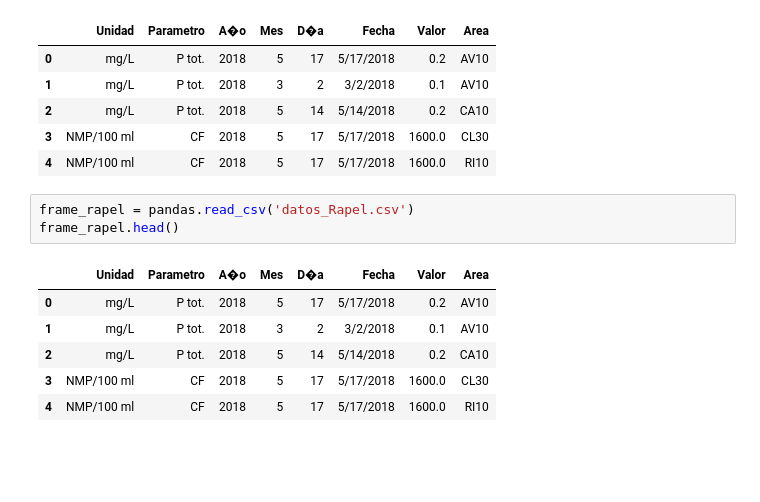
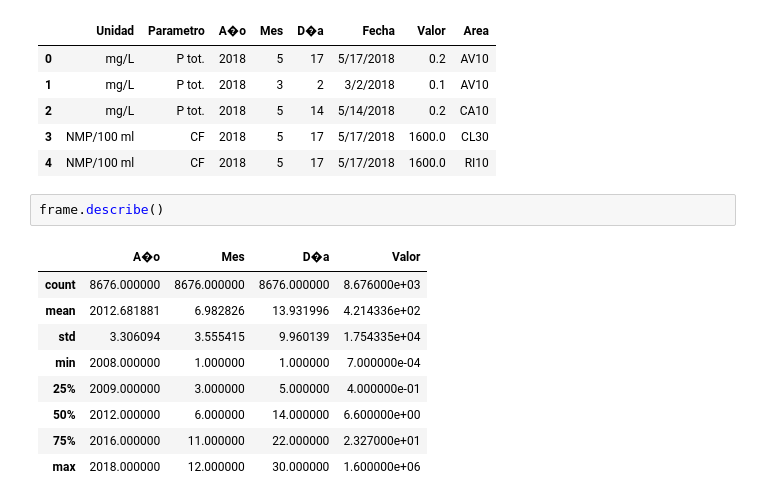
Before and after one commit to GersonPincheira/Mineria, a Jupyter notebook: la mineria.ipynb, the cells around one changed output. Saved outputs shown, nothing was run; the diff lists cells and outputs as text; blank space fills up the shorter version.

```diff
--- a/la mineria.ipynb
+++ b/la mineria.ipynb
@@ -11,13 +11,15 @@ frame.head()
 | 2 | mg/L | P tot. | 2018 | 5 | 14 | 5/14/2018 | 0.2 | CA10 |
 | 3 | NMP/100 ml | CF | 2018 | 5 | 17 | 5/17/2018 | 1600.0 | CL30 |
 | 4 | NMP/100 ml | CF | 2018 | 5 | 17 | 5/17/2018 | 1600.0 | RI10 |
-# %%
-frame_rapel = pandas.read_csv('datos_Rapel.csv')
-frame_rapel.head()
-# %% [output]
-|  | Unidad | Parametro | A�o | Mes | D�a | Fecha | Valor | Area |
-| 0 | mg/L | P tot. | 2018 | 5 | 17 | 5/17/2018 | 0.2 | AV10 |
-| 1 | mg/L | P tot. | 2018 | 3 | 2 | 3/2/2018 | 0.1 | AV10 |
-| 2 | mg/L | P tot. | 2018 | 5 | 14 | 5/14/2018 | 0.2 | CA10 |
-| 3 | NMP/100 ml | CF | 2018 | 5 | 17 | 5/17/2018 | 1600.0 | CL30 |
-| 4 | NMP/100 ml | CF | 2018 | 5 | 17 | 5/17/2018 | 1600.0 | RI10 |
+# %%
+frame.describe()
+# %% [output]
+|  | A�o | Mes | D�a | Valor |
+| count | 8676.000000 | 8676.000000 | 8676.000000 | 8.676000e+03 |
+| mean | 2012.681881 | 6.982826 | 13.931996 | 4.214336e+02 |
+| std | 3.306094 | 3.555415 | 9.960139 | 1.754335e+04 |
+| min | 2008.000000 | 1.000000 | 1.000000 | 7.000000e-04 |
+| 25% | 2009.000000 | 3.000000 | 5.000000 | 4.000000e-01 |
+| 50% | 2012.000000 | 6.000000 | 14.000000 | 6.600000e+00 |
+| 75% | 2016.000000 | 11.000000 | 22.000000 | 2.327000e+01 |
+| max | 2018.000000 | 12.000000 | 30.000000 | 1.600000e+06 |
```
Also changed, not shown: parts of 8 cells of this notebook, 1 other file.
